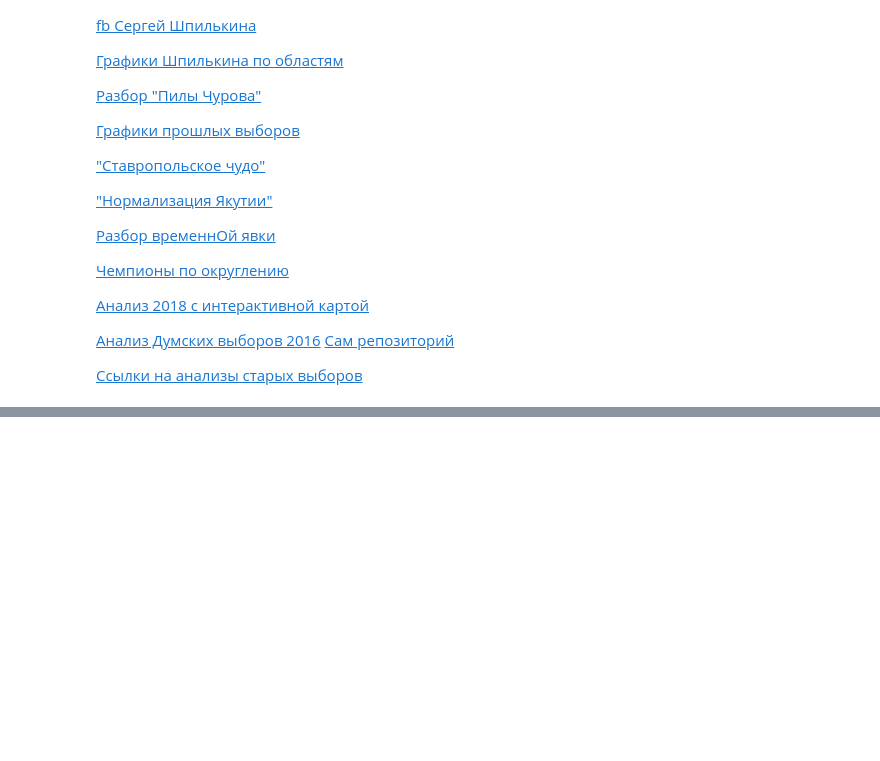
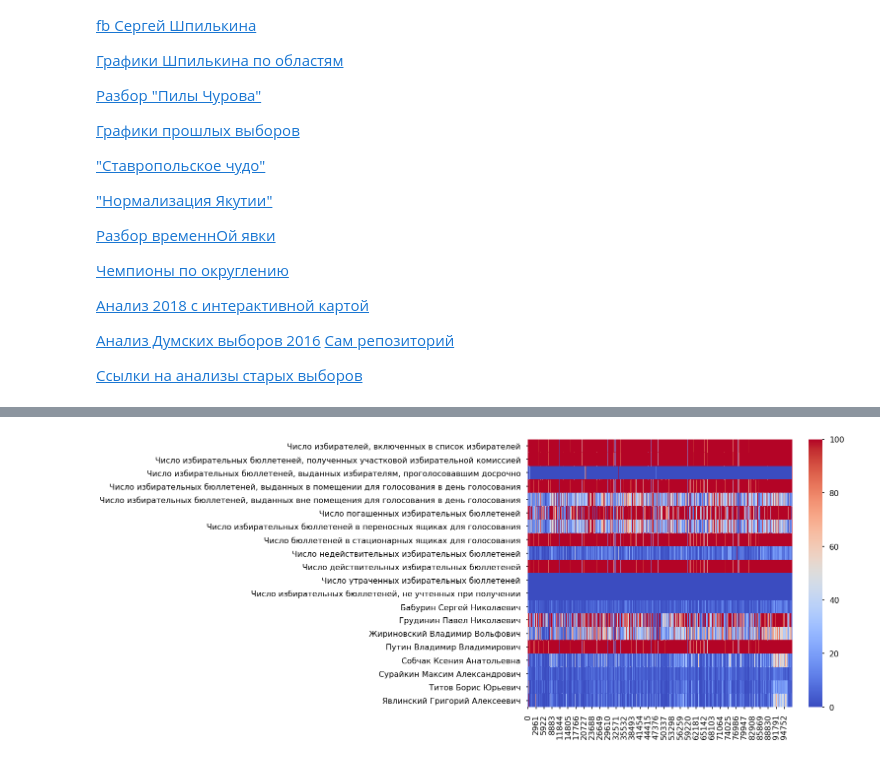
Before and after one commit to SlinkoIgor/russian_elections_2018, a Jupyter notebook: russian_elections_2018.ipynb, the cells around one changed output, grey strips where cells are left out. Cells and saved outputs as stored; diff of their text form; code cells hidden in the pictures; blank space fills up the shorter version.

```diff
--- a/russian_elections_2018.ipynb
+++ b/russian_elections_2018.ipynb
@@ -48,7 +60,9 @@ df3.select_dtypes(include='int64')
 # %%
-df_array = df3.select_dtypes(include='int64').T
+df_array = df3.select_dtypes(include=['int64']).T
 plt.figure(figsize=(12, 10))
 sns.heatmap(df_array, vmax=100, cmap='coolwarm');
+# %% [output]
+[figure, added]
 # %%
 df3_describe = df3.describe(percentiles=[]).T
 df3_describe['sum'] = df3_describe['count'] * df3_describe['mean']
```
Also changed, not shown: parts of 17 cells of this notebook.
